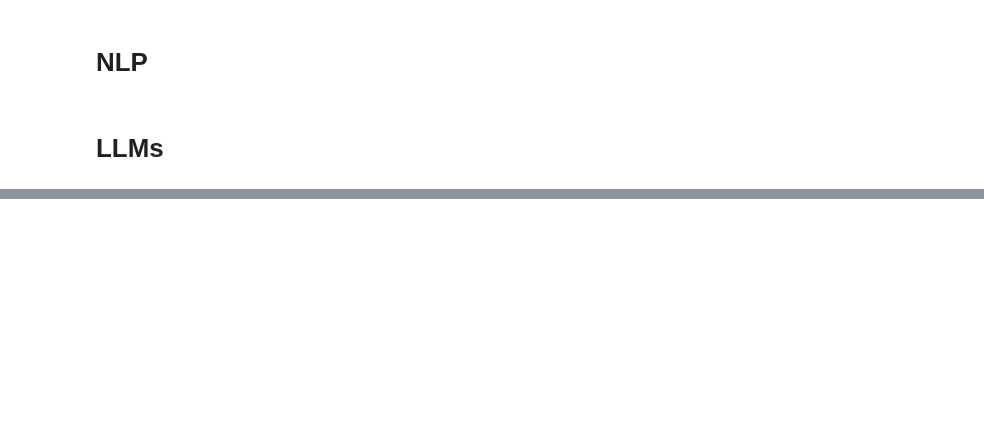
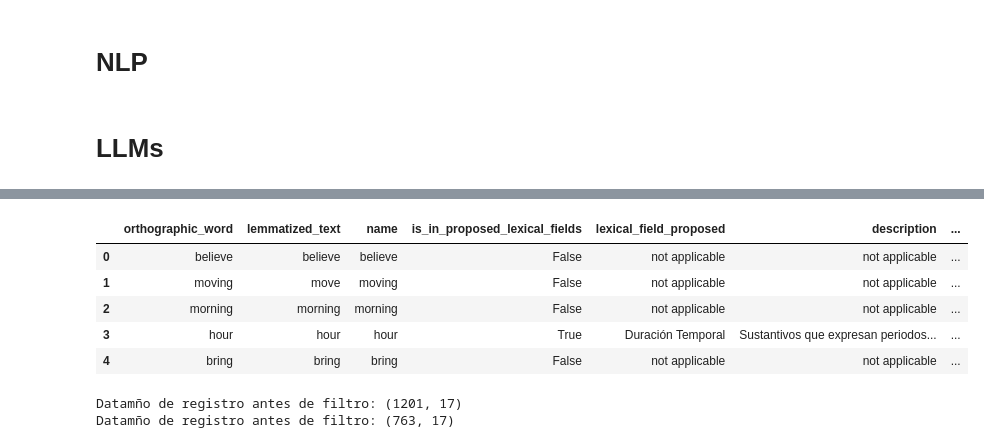
Before and after one commit to amontenegrot/master-thesis, a Jupyter notebook: notebooks/test.ipynb, the cells around one changed output, grey strips where cells are left out. Saved outputs shown, nothing was run; the diff lists cells and outputs as text; code cells hidden in the pictures; blank space fills up the shorter version.

````diff
--- a/notebooks/test.ipynb
+++ b/notebooks/test.ipynb
@@ -231,0 +202,2 @@ DataFrame df_filtered loaded into table grammatical_category.
+# %%
+df_temporal = df_filtered.copy()
@@ -301,0 +561,17 @@ print(df.loc[51982, 'grammatical_category'])
+# %%
+import pandas as pd
+import ast
+
+
+# 1. Eliminar los fragmentos que no son parte de la lista
+limpio = response.strip()
+
+# 2. Eliminar encabezados y markdown
+for basura in ["<class 'str'>", '```python', '```']:
+    limpio = limpio.replace(basura, '')
+
+# 3. Evaluar el contenido como lista
+data_list = ast.literal_eval(limpio)
+
+# 4. Crear el DataFrame
+df_lexical_fields = pd.DataFrame(data_list, columns=["lexical_field_proposed", "description", "semes"])
@@ -301,0 +650,21 @@ print(df.loc[51982, 'grammatical_category'])
+# %%
+columns_list=['orthographic_word',
+       'lemmatized_text', 'name',
+       'is_in_proposed_lexical_fields', 'lexical_field_proposed',
+       'description', 'matched_word']
+
+df_temporal[columns_list].head()
+# %% [output]
+|  | orthographic_word | lemmatized_text | name | is_in_proposed_lexical_fields | lexical_field_proposed | description | ... |
+| 0 | believe | believe | believe | False | not applicable | not applicable | ... |
+| 1 | moving | move | moving | False | not applicable | not applicable | ... |
+| 2 | morning | morning | morning | False | not applicable | not applicable | ... |
+| 3 | hour | hour | hour | True | Duración Temporal | Sustantivos que expresan periodos... | ... |
+| 4 | bring | bring | bring | False | not applicable | not applicable | ... |
+# %%
+print('Tamaño de registros antes del filtro:', df_temporal.shape)
+df_temporal = df_temporal.query("is_in_proposed_lexical_fields == True")
+print('Tamaño de registros antes del filtro:', df_temporal.shape)
+# %% [output]
+Datamño de registro antes de filtro: (1201, 17)
+Datamño de registro antes de filtro: (763, 17)
````
Also changed, not shown: parts of 66 cells of this notebook, 2 other files.
